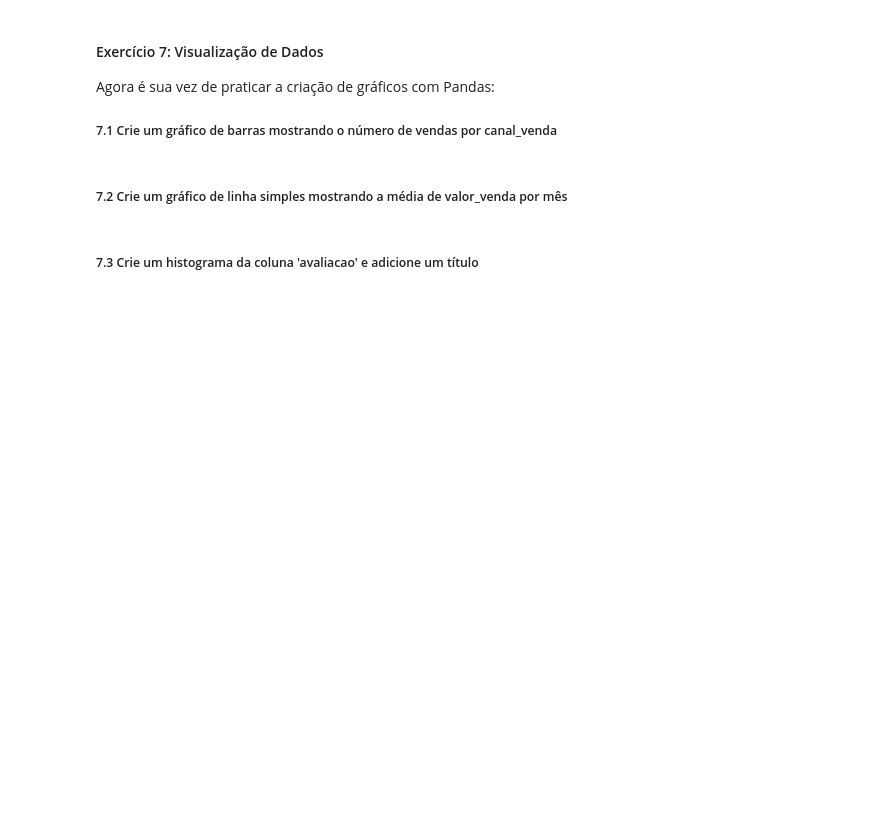
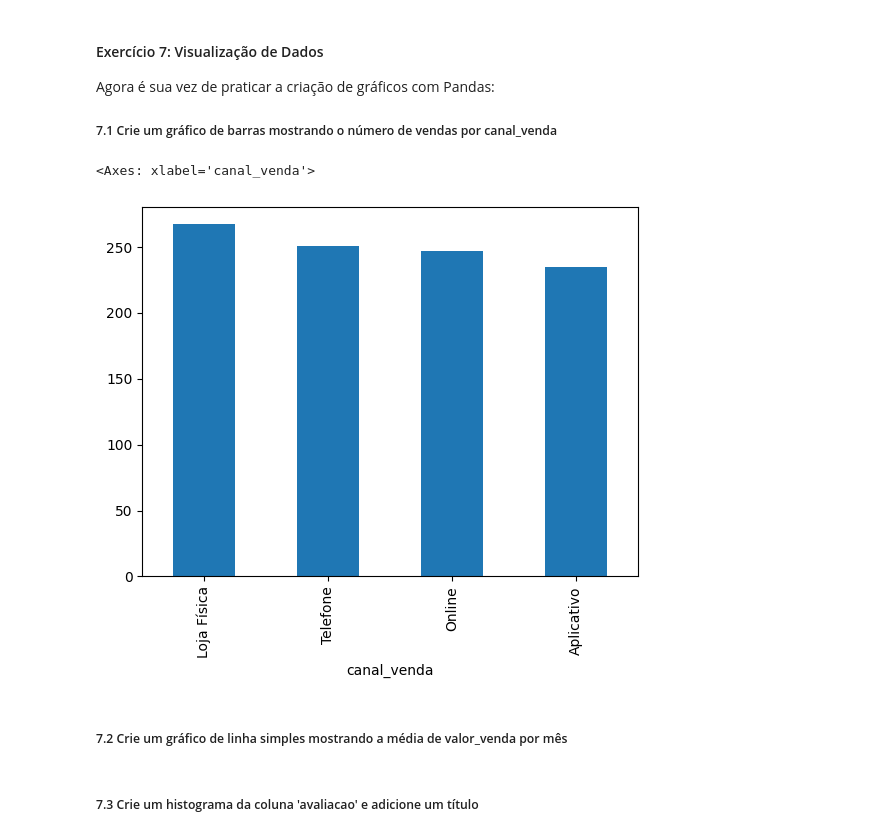
Before and after one commit to nxgleo/Notebook-lads, a Jupyter notebook: desafio_2_etapa.ipynb, the cells around one changed output. Cells and saved outputs as stored; diff of their text form; code cells hidden in the pictures; blank space fills up the shorter version.

```diff
--- a/desafio_2_etapa.ipynb
+++ b/desafio_2_etapa.ipynb
@@ -1258,3 +1369,8 @@ Agora é sua vez de praticar a criação de gráficos com Pandas:
+# %%
+graf
+# %% [output]
+<Axes: xlabel='canal_venda'>
+[figure, added]
 # %% [markdown]
 ##### 7.2 Crie um gráfico de linha simples mostrando a média de valor_venda por mês
 # %%
```
Also changed, not shown: parts of 15 cells of this notebook.
